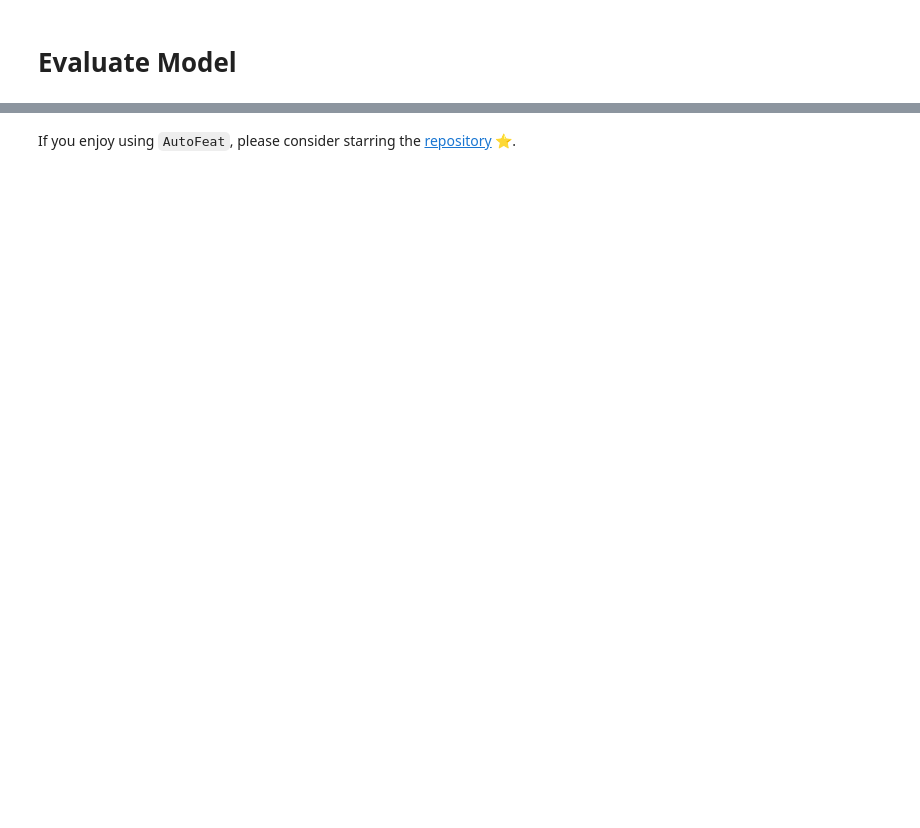
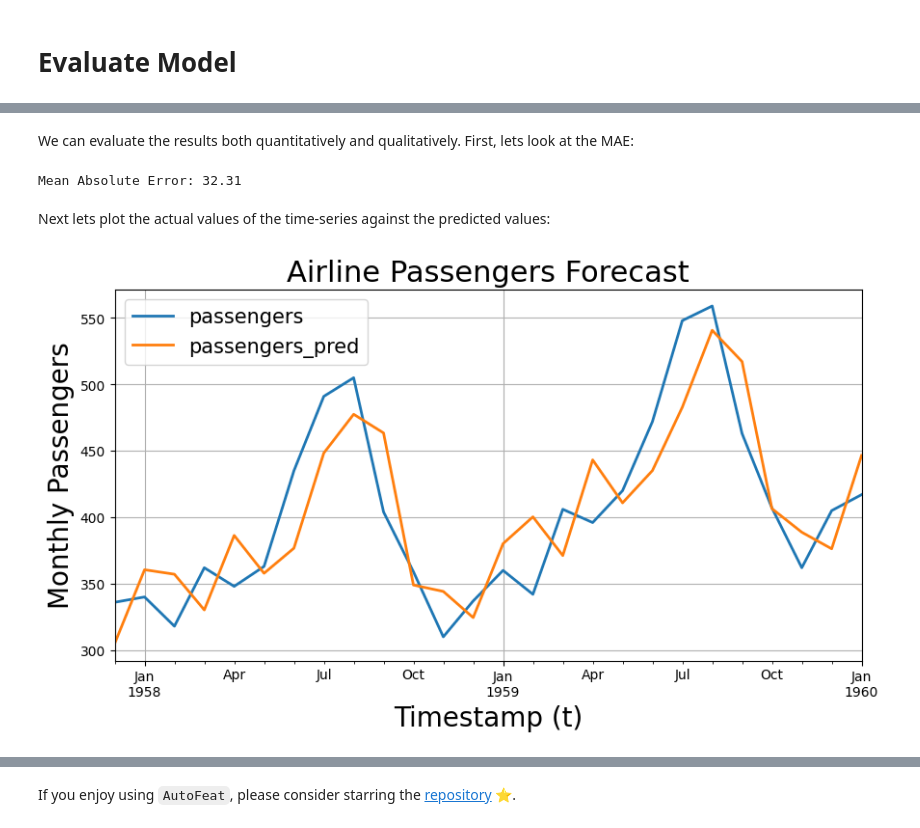
Before and after one commit to autonlab/AutonFeat, a Jupyter notebook: examples/tutorials/single_feature_extraction.ipynb, the cells around one changed output, grey strips where cells are left out. Drawn from its saved outputs; the diff is of its cells as text; code cells hidden in the pictures; blank space fills up the shorter version.

```diff
--- a/examples/tutorials/single_feature_extraction.ipynb
+++ b/examples/tutorials/single_feature_extraction.ipynb
@@ -92,0 +152,21 @@ plt.plot(features)
+# %%
+from sklearn.model_selection import train_test_split
+
+# Split the data into train and test sets
+train_df, test_df = train_test_split(air_passengers_df, test_size=0.2, shuffle=False)
+
+# Define the target variable
+target = 'passengers'
+
+# Define the features to use
+features = ['passengers_lag1', 'passengers_lag2', 'passengers_lag3', 'passengers_mean']
+
+# Create the feature matrix and target vector
+X_train = train_df[features].values
+y_train = train_df[target].values.reshape(-1, 1)
+
+X_test = test_df[features].values
+y_test = test_df[target].values.reshape(-1, 1)
+
+print(X_train.shape, y_train.shape)
+print(X_test.shape, y_test.shape)
@@ -99,2 +180,9 @@ $P(Y_{t+1} | Y_{t}, Y_{t-12})$
+# %%
+%%capture
+from sklearn.linear_model import LinearRegression
+
+# Fit a linear regression model
+model = LinearRegression()
+model.fit(X_train, y_train)
 # %% [markdown]
 # Evaluate Model
@@ -100,0 +197,28 @@ $P(Y_{t+1} | Y_{t}, Y_{t-12})$
+# %%
+from sklearn.metrics import mean_absolute_error
+
+# Predict on the test set
+y_pred = model.predict(X_test)
+# %% [markdown]
+We can evaluate the results both quantitatively and qualitatively. First, lets look at the MAE:
+# %%
+# Evaluate the model
+mae = mean_absolute_error(y_test, y_pred)
+print(f'Mean Absolute Error: {mae:.2f}')
+# %% [output]
+Mean Absolute Error: 32.31
+# %% [markdown]
+Next lets plot the actual values of the time-series against the predicted values:
+# %%
+fig, ax = plt.subplots(1, 1, figsize = (10, 5))
+plot_df = test_df.set_index('datestamp')
+plot_df['passengers_pred'] = y_pred
+
+plot_df[['passengers', 'passengers_pred']].plot(ax=ax, linewidth=2)
+ax.set_title('Airline Passengers Forecast', fontsize=22)
+ax.set_ylabel('Monthly Passengers', fontsize=20)
+ax.set_xlabel('Timestamp (t)', fontsize=20)
+ax.legend(prop={'size': 15})
+ax.grid()
+# %% [output]
+[figure, added]
```
Also changed, not shown: parts of 26 cells of this notebook, 2 other files.
